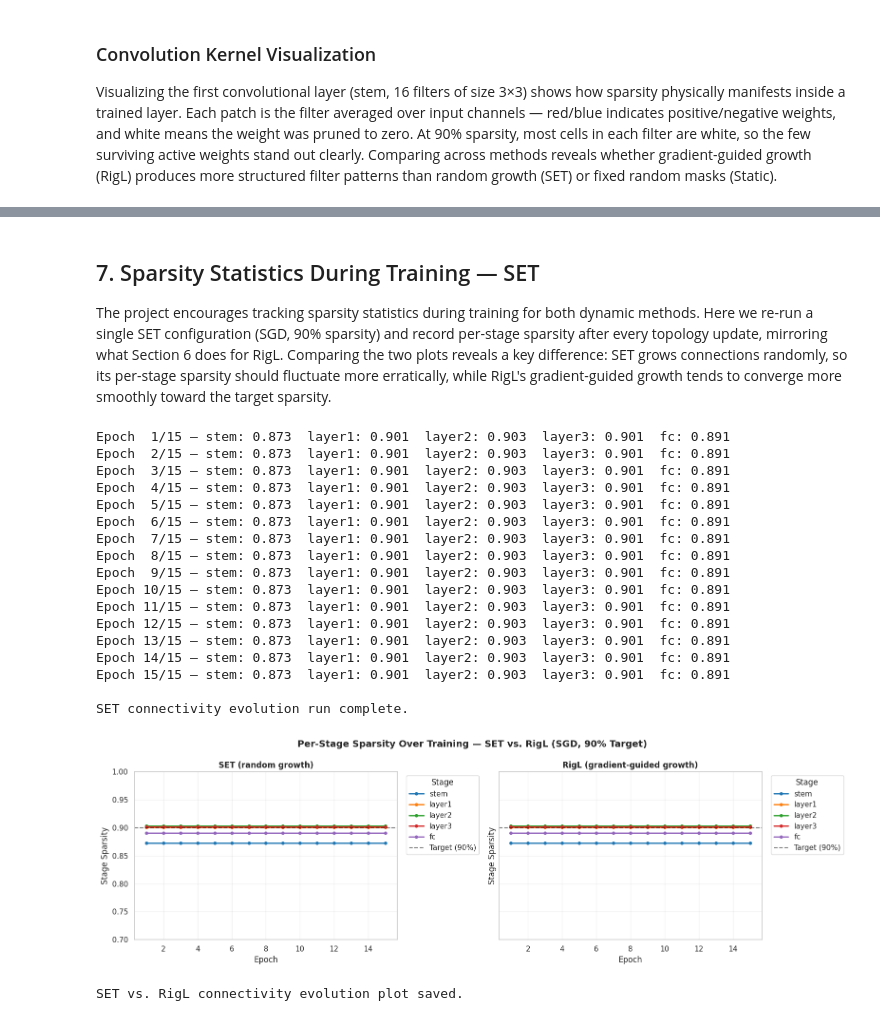
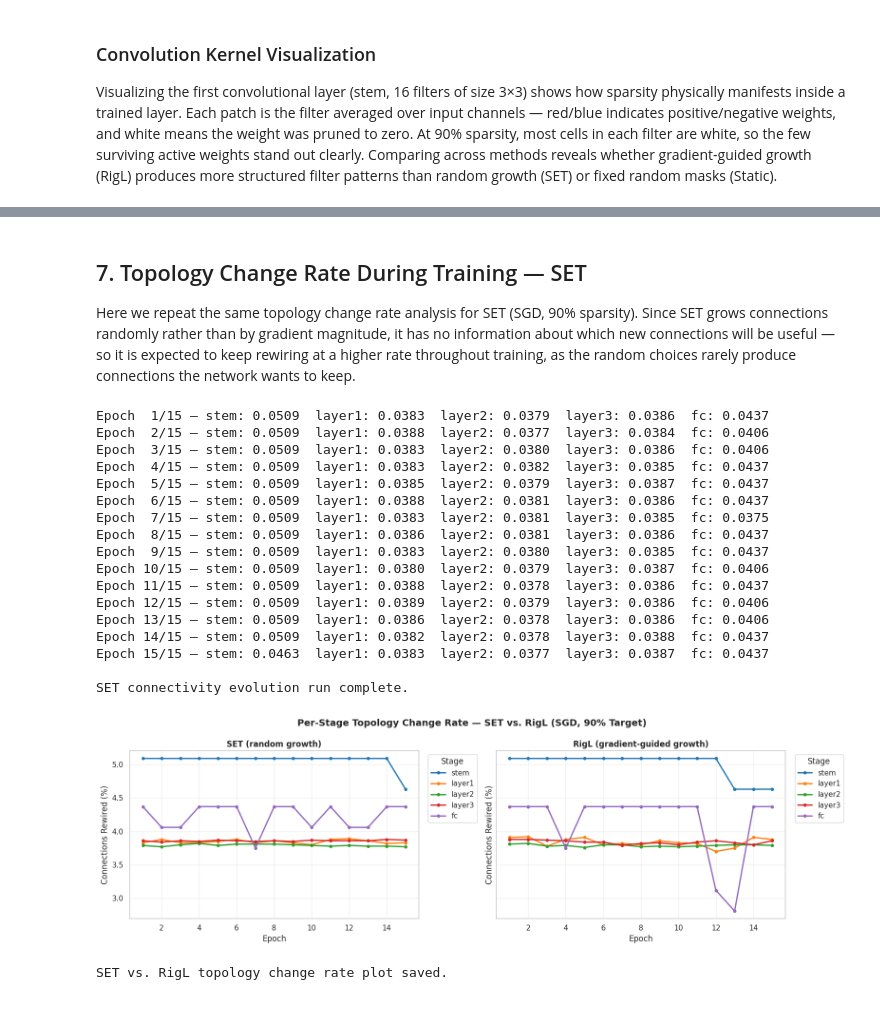
Before and after one commit to ammylin/ECE685D_Final_Project, a Jupyter notebook: 01_task_3.ipynb, the cells around one changed output, grey strips where cells are left out. Drawn from its saved outputs; the diff is of its cells as text; code cells hidden in the pictures.

```diff
--- a/01_task_3.ipynb
+++ b/01_task_3.ipynb
@@ -1107,7 +1110,7 @@ colors = sns.color_palette("tab10", n_colors=len(evo_df.columns))
 for col, color in zip(evo_df.columns, colors):
     ax.plot(
         evo_df.index,
-        evo_df[col],
+        evo_df[col] * 100,
         marker="o",
         markersize=4,
         linewidth=2,
@@ -1115,11 +1118,9 @@ for col, color in zip(evo_df.columns, colors):
         color=color,
     )
 
-ax.axhline(y=0.90, color="black", linestyle="--", alpha=0.5, label="Target (90%)")
-ax.set_title("Per-Stage Sparsity Over Training — RigL SGD 90%", weight="bold")
+ax.set_title("Per-Stage Topology Change Rate — RigL SGD 90%", weight="bold")
 ax.set_xlabel("Epoch")
-ax.set_ylabel("Stage Sparsity")
-ax.set_ylim(0.70, 1.0)
+ax.set_ylabel("Connections Rewired (%)")
 ax.legend(title="Stage", bbox_to_anchor=(1.02, 1), loc="upper left")
 ax.grid(True, alpha=0.3)
 
@@ -1131,5 +1132,5 @@ plt.savefig(
 )
 plt.show()
 gc.collect()
-print("Connectivity evolution plot saved.")
+print("RigL connectivity evolution plot saved.")
 # %% [output]
@@ -1138,7 +1139,7 @@ Connectivity evolution plot saved.
 # %% [markdown]
-## 7. Sparsity Statistics During Training — SET
+## 7. Topology Change Rate During Training — SET
 
-The project encourages tracking sparsity statistics during training for both dynamic methods. Here we re-run a single SET configuration (SGD, 90% sparsity) and record per-stage sparsity after every topology update, mirroring what Section 6 does for RigL. Comparing the two plots reveals a key difference: SET grows connections randomly, so its per-stage sparsity should fluctuate more erratically, while RigL's gradient-guided growth tends to converge more smoothly toward the target sparsity.
+Here we repeat the same topology change rate analysis for SET (SGD, 90% sparsity). Since SET grows connections randomly rather than by gradient magnitude, it has no information about which new connections will be useful — so it is expected to keep rewiring at a higher rate throughout training, as the random choices rarely produce connections the network wants to keep.
 # %%
 def set_update(model, masks, prune_fraction):
     """SET topology update: prune smallest-magnitude active weights, regrow randomly."""
@@ -1155,7 +1156,6 @@ def set_update(model, masks, prune_fraction):
             if n_update < 1:
                 continue
 
-            # Prune: smallest-magnitude active weights
             active_vals = param[mask.bool()].abs()
             _, prune_local_idx = torch.topk(active_vals, k=n_update, largest=False)
             prune_pos = active_pos[prune_local_idx]
@@ -1163,7 +1163,6 @@ def set_update(model, masks, prune_fraction):
             mask[prune_idx] = 0.0
             param[prune_idx] = 0.0
 
-            # Grow: random inactive positions
             inactive_pos = (mask == 0).nonzero(as_tuple=False)
             if inactive_pos.numel() == 0:
                 continue
@@ -1175,7 +1174,7 @@ def set_update(model, masks, prune_fraction):
             param[grow_idx] = 0.0
 
 
-# Re-run SET SGD 90% while recording per-stage sparsity each epoch.
+# Re-run SET SGD 90% tracking per-stage topology change rate each epoch.
 torch.manual_seed(42)
 set_evo_model, set_evo_masks = build_sparse_model(0.90)
 set_evo_optimizer = build_optimizer(set_evo_model, "sgd")
@@ -1192,88 +1191,90 @@ for epoch in range(epochs):
         set_evo_optimizer.step()
         apply_masks(set_evo_model, set_evo_masks)
 
+    # Snapshot masks before topology update
+    masks_before = {name: mask.clone() for name, mask in set_evo_masks.items()}
+
     if (epoch + 1) % rewire_interval == 0:
         set_update(set_evo_model, set_evo_masks, prune_fraction)
         apply_masks(set_evo_model, set_evo_masks)
 
-    stage_active = {}
+    # Compute per-stage change rate
+    stage_changed = {}
     stage_total = {}
     for name, mask in set_evo_masks.items():
         stage = get_stage(name)
-        m = mask.cpu()
-        stage_active[stage] = stage_active.get(stage, 0.0) + m.sum().item()
-        stage_total[stage] = stage_total.get(stage, 0) + m.numel()
+        flipped = (mask.cpu() != masks_before[name].cpu()).float().sum().item()
+        stage_changed[stage] = stage_changed.get(stage, 0.0) + flipped
+        stage_total[stage] = stage_total.get(stage, 0) + mask.numel()
 
     record = {"epoch": epoch + 1}
-    for stage in stage_active:
-        record[stage] = round(1.0 - stage_active[stage] / stage_total[stage], 4)
+    for stage in stage_changed:
+        record[stage] = round(stage_changed[stage] / stage_total[stage], 4)
     set_evo_history.append(record)
 
     print(
         f"Epoch {epoch + 1:2d}/{epochs} — "
-        + "  ".join(f"{k}: {v:.3f}" for k, v in record.items() if k != "epoch")
+        + "  ".join(f"{k}: {v:.4f}" for k, v in record.items() if k != "epoch")
     )
 
 set_evo_df = pd.DataFrame(set_evo_history).set_index("epoch")
 print("\nSET connectivity evolution run complete.")
 # %% [output]
-Epoch  1/15 — stem: 0.873  layer1: 0.901  layer2: 0.903  layer3: 0.901  fc: 0.891
-Epoch  2/15 — stem: 0.873  layer1: 0.901  layer2: 0.903  layer3: 0.901  fc: 0.891
-Epoch  3/15 — stem: 0.873  layer1: 0.901  layer2: 0.903  layer3: 0.901  fc: 0.891
-Epoch  4/15 — stem: 0.873  layer1: 0.901  layer2: 0.903  layer3: 0.901  fc: 0.891
-Epoch  5/15 — stem: 0.873  layer1: 0.901  layer2: 0.903  layer3: 0.901  fc: 0.891
-Epoch  6/15 — stem: 0.873  layer1: 0.901  layer2: 0.903  layer3: 0.901  fc: 0.891
-Epoch  7/15 — stem: 0.873  layer1: 0.901  layer2: 0.903  layer3: 0.901  fc: 0.891
-Epoch  8/15 — stem: 0.873  layer1: 0.901  layer2: 0.903  layer3: 0.901  fc: 0.891
-Epoch  9/15 — stem: 0.873  layer1: 0.901  layer2: 0.903  layer3: 0.901  fc: 0.891
-Epoch 10/15 — stem: 0.873  layer1: 0.901  layer2: 0.903  layer3: 0.901  fc: 0.891
-Epoch 11/15 — stem: 0.873  layer1: 0.901  layer2: 0.903  layer3: 0.901  fc: 0.891
-Epoch 12/15 — stem: 0.873  layer1: 0.901  layer2: 0.903  layer3: 0.901  fc: 0.891
-Epoch 13/15 — stem: 0.873  layer1: 0.901  layer2: 0.903  layer3: 0.901  fc: 0.891
-Epoch 14/15 — stem: 0.873  layer1: 0.901  layer2: 0.903  layer3: 0.901  fc: 0.891
-Epoch 15/15 — stem: 0.873  layer1: 0.901  layer2: 0.903  layer3: 0.901  fc: 0.891
+Epoch  1/15 — stem: 0.0509  layer1: 0.0383  layer2: 0.0379  layer3: 0.0386  fc: 0.0437
+Epoch  2/15 — stem: 0.0509  layer1: 0.0388  layer2: 0.0377  layer3: 0.0384  fc: 0.0406
+Epoch  3/15 — stem: 0.0509  layer1: 0.0383  layer2: 0.0380  layer3: 0.0386  fc: 0.0406
+Epoch  4/15 — stem: 0.0509  layer1: 0.0383  layer2: 0.0382  layer3: 0.0385  fc: 0.0437
+Epoch  5/15 — stem: 0.0509  layer1: 0.0385  layer2: 0.0379  layer3: 0.0387  fc: 0.0437
+Epoch  6/15 — stem: 0.0509  layer1: 0.0388  layer2: 0.0381  layer3: 0.0386  fc: 0.0437
+Epoch  7/15 — stem: 0.0509  layer1: 0.0383  layer2: 0.0381  layer3: 0.0385  fc: 0.0375
+Epoch  8/15 — stem: 0.0509  layer1: 0.0386  layer2: 0.0381  layer3: 0.0386  fc: 0.0437
+Epoch  9/15 — stem: 0.0509  layer1: 0.0383  layer2: 0.0380  layer3: 0.0385  fc: 0.0437
+Epoch 10/15 — stem: 0.0509  layer1: 0.0380  layer2: 0.0379  layer3: 0.0387  fc: 0.0406
+Epoch 11/15 — stem: 0.0509  layer1: 0.0388  layer2: 0.0378  layer3: 0.0386  fc: 0.0437
+Epoch 12/15 — stem: 0.0509  layer1: 0.0389  layer2: 0.0379  layer3: 0.0386  fc: 0.0406
+Epoch 13/15 — stem: 0.0509  layer1: 0.0386  layer2: 0.0378  layer3: 0.0386  fc: 0.0406
+Epoch 14/15 — stem: 0.0509  layer1: 0.0382  layer2: 0.0378  layer3: 0.0388  fc: 0.0437
+Epoch 15/15 — stem: 0.0463  layer1: 0.0383  layer2: 0.0377  layer3: 0.0387  fc: 0.0437
 
 SET connectivity evolution run complete.
 # %%
 fig, axes = plt.subplots(1, 2, figsize=(16, 5), sharey=True)
 fig.suptitle(
-    "Per-Stage Sparsity Over Training — SET vs. RigL (SGD, 90% Target)",
+    "Per-Stage Topology Change Rate — SET vs. RigL (SGD, 90% Target)",
     fontsize=14,
     weight="bold",
 )
 
 for ax, df, title in [
     (axes[0], set_evo_df, "SET (random growth)"),
     (axes[1], evo_df, "RigL (gradient-guided growth)"),
 ]:
     colors = sns.color_palette("tab10", n_colors=len(df.columns))
     for col, color in zip(df.columns, colors):
         ax.plot(
             df.index,
-            df[col],
+            df[col] * 100,
             marker="o",
             markersize=4,
             linewidth=2,
             label=col,
             color=color,
         )
-    ax.axhline(y=0.90, color="black", linestyle="--", alpha=0.5, label="Target (90%)")
     ax.set_title(title, weight="bold")
     ax.set_xlabel("Epoch")
-    ax.set_ylabel("Stage Sparsity")
-    ax.set_ylim(0.70, 1.0)
+    ax.set_ylabel("Connections Rewired (%)")
     ax.legend(title="Stage", bbox_to_anchor=(1.02, 1), loc="upper left")
     ax.grid(True, alpha=0.3)
 
 plt.tight_layout()
 plt.savefig(
     os.path.join(img_dir, "task_3_set_vs_rigl_connectivity_evolution.png"),
     dpi=300,
     bbox_inches="tight",
 )
 plt.show()
 gc.collect()
-print("SET vs. RigL connectivity evolution plot saved.")
+print("SET vs. RigL topology change rate plot saved.")
 # %% [output]
-[figure, old version]
+[figure, new version]
-SET vs. RigL connectivity evolution plot saved.
+SET vs. RigL topology change rate plot saved.
```
Also changed, not shown: parts of 11 cells of this notebook, 17 other files.
